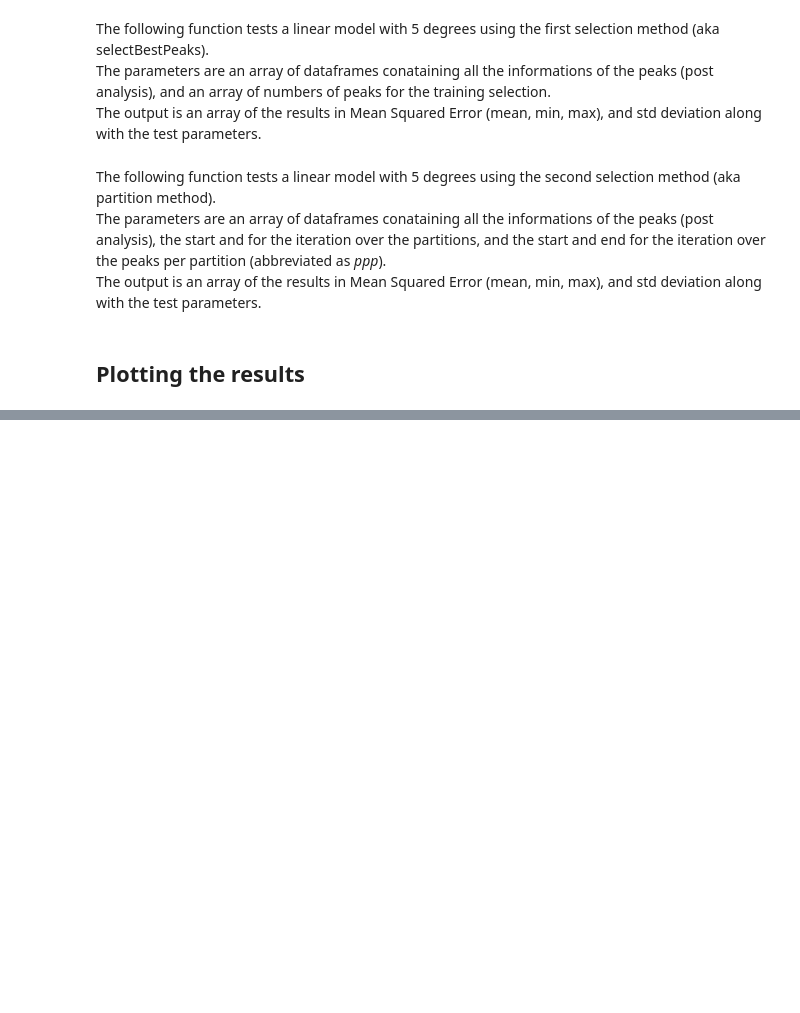
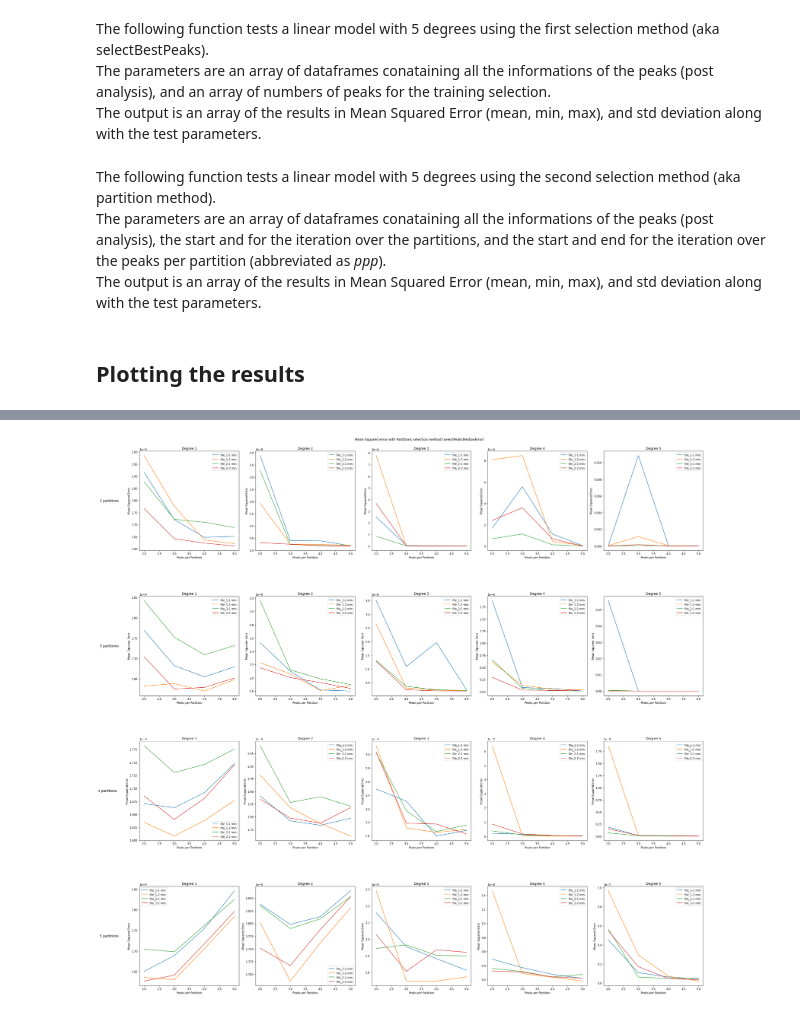
Before and after one commit to jokinen77/DataScienceProject1-Orbitrap, a Jupyter notebook: Comparison File.ipynb, the cells around one changed output, grey strips where cells are left out. Drawn from its saved outputs; the diff is of its cells as text; code cells hidden in the pictures; blank space fills up the shorter version.

```diff
--- a/Comparison File.ipynb
+++ b/Comparison File.ipynb
@@ -622,0 +647,7 @@ plotPartitionsResults(plotDataPartitions, labels)
+# %%
+plotDataPartitions = [testResultsPartitionMedian1[0], testResultsPartitionMedian1[1], testResultsPartitionMedian2[0], testResultsPartitionMedian2[1]]
+labels = ["file_1-1 min", "file_1-2 min", "file_2-1 min", "file_2-2 min"]
+title="Mean Squared error with Partitions selection method (selectPeaksMedianError)"
+plotPartitionsResults(plotDataPartitions, labels, title)
+# %% [output]
+[figure, added]
```
Also changed, not shown: parts of 15 cells of this notebook.
